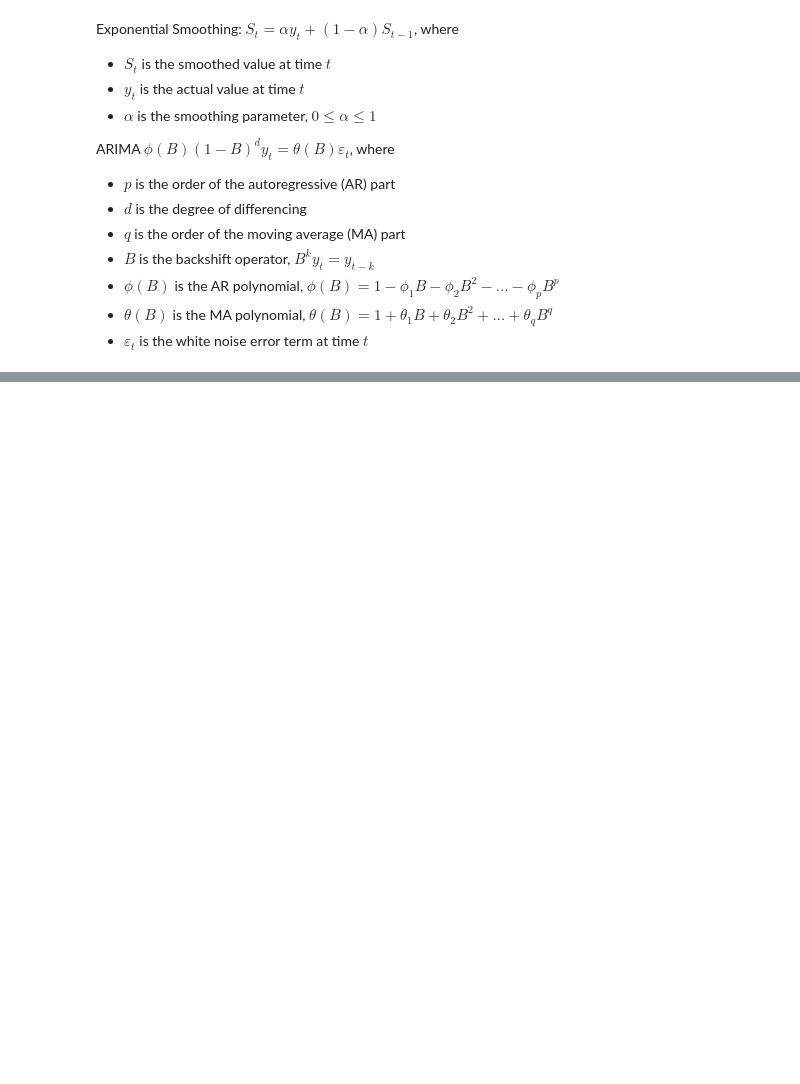
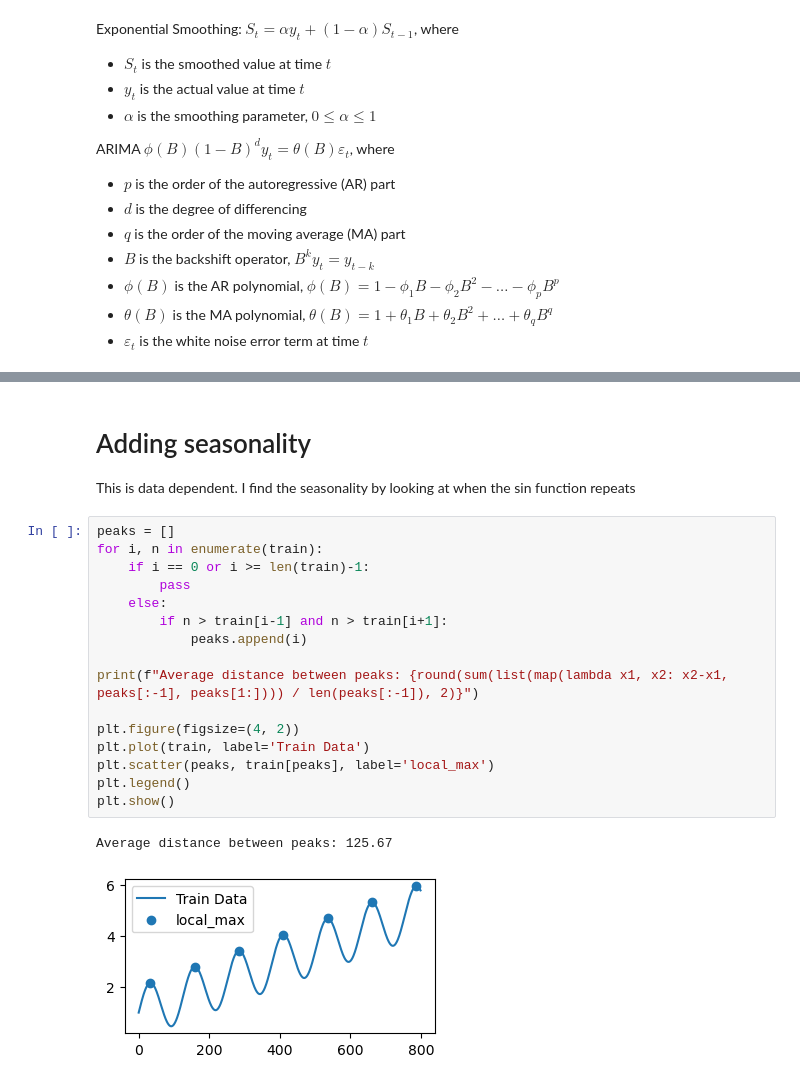
Before and after one commit to Jordanbarker/jordanbarker.github.io, a Jupyter notebook: Jupyter_Notebooks/TimeSeries.ipynb, the cells around one changed output, grey strips where cells are left out. Saved outputs shown, nothing was run; the diff lists cells and outputs as text; blank space fills up the shorter version.

```diff
--- a/Jupyter_Notebooks/TimeSeries.ipynb
+++ b/Jupyter_Notebooks/TimeSeries.ipynb
@@ -57,0 +78,22 @@ ModuleNotFoundError: No module named 'statsmodels'
+# %% [markdown]
+# Adding seasonality
+This is data dependent. I find the seasonality by looking at when the sin function repeats
+# %%
+peaks = []
+for i, n in enumerate(train):
+    if i == 0 or i >= len(train)-1:
+        pass
+    else:
+        if n > train[i-1] and n > train[i+1]:
+            peaks.append(i)
+
+print(f"Average distance between peaks: {round(sum(list(map(lambda x1, x2: x2-x1, peaks[:-1], peaks[1:]))) / len(peaks[:-1]), 2)}")
+
+plt.figure(figsize=(4, 2))
+plt.plot(train, label='Train Data')
+plt.scatter(peaks, train[peaks], label='local_max')
+plt.legend()
+plt.show()
+# %% [output]
+Average distance between peaks: 125.67
+[figure, added]
```
Also changed, not shown: parts of 11 cells of this notebook.
